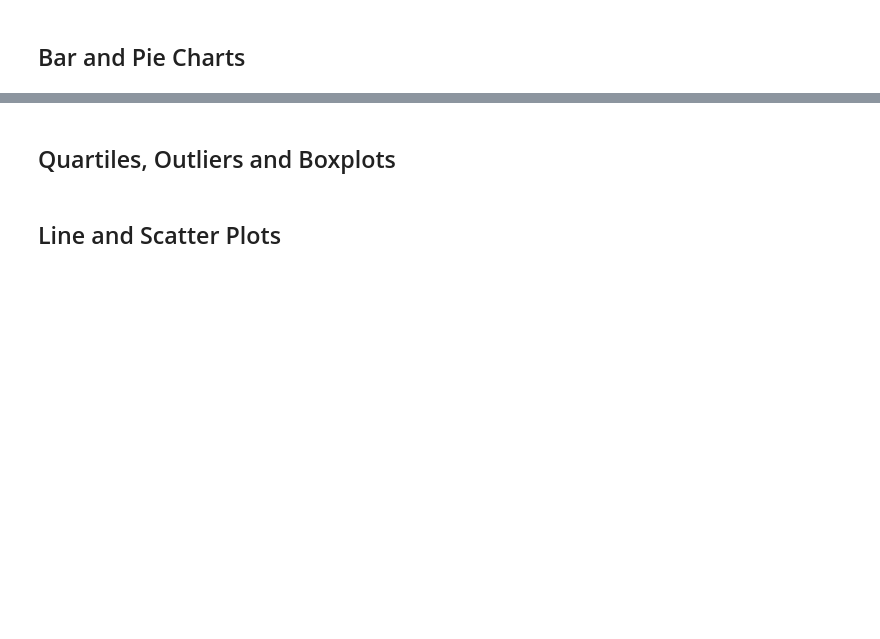
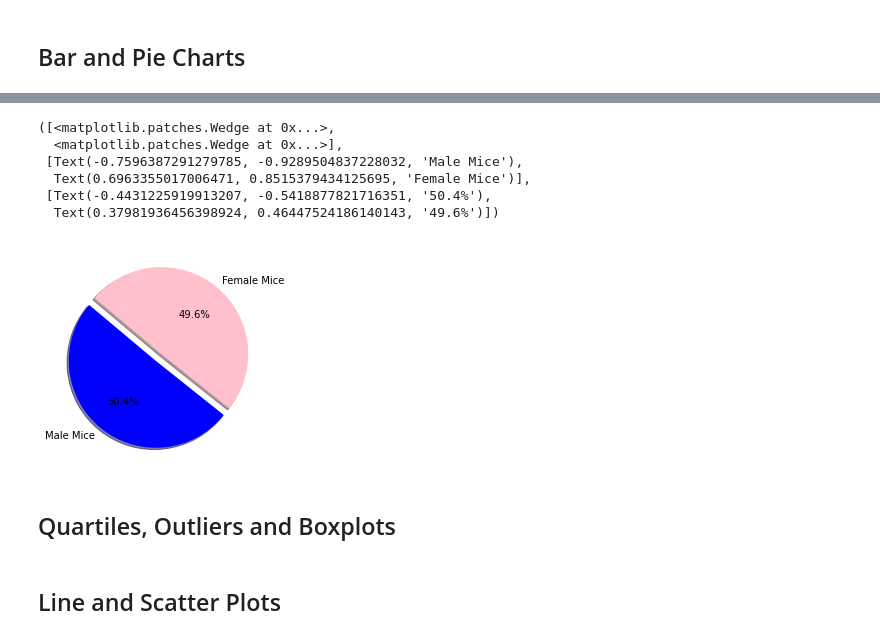
Before and after one commit to bleeclt/Pymaceuticals, a Jupyter notebook: pymaceuticals_starter.ipynb, the cells around one changed output, grey strips where cells are left out. Drawn from its saved outputs; the diff is of its cells as text; code cells hidden in the pictures; blank space fills up the shorter version.

```diff
--- a/pymaceuticals_starter.ipynb
+++ b/pymaceuticals_starter.ipynb
@@ -226,6 +261,21 @@ plt.bar(x_axis, , color='r', alpha=0.5, align="center")
 # Generate a pie plot showing the distribution of female versus male mice using pandas
 # %%
 # Generate a pie plot showing the distribution of female versus male mice using pyplot
+pies = ["Male Mice", "Female Mice"]
+mouse_sex = no_dupe_mice["Sex"].value_counts()
+colors = ["blue", "pink"]
+explode = (0.1, 0)
+#mouse_sex
+plt.pie(mouse_sex, explode=explode, labels=pies, colors=colors,
+        autopct="%1.1f%%", shadow=True, startangle=140)
+# %% [output]
+([<matplotlib.patches.Wedge at 0x...>,
+  <matplotlib.patches.Wedge at 0x...>],
+ [Text(-0.7596387291279785, -0.9289504837228032, 'Male Mice'),
+  Text(0.6963355017006471, 0.8515379434125695, 'Female Mice')],
+ [Text(-0.4431225919913207, -0.5418877821716351, '50.4%'),
+  Text(0.37981936456398924, 0.46447524186140143, '49.6%')])
+[figure, added]
 # %% [markdown]
 ## Quartiles, Outliers and Boxplots
 # %%
```
Also changed, not shown: parts of 7 cells of this notebook.
